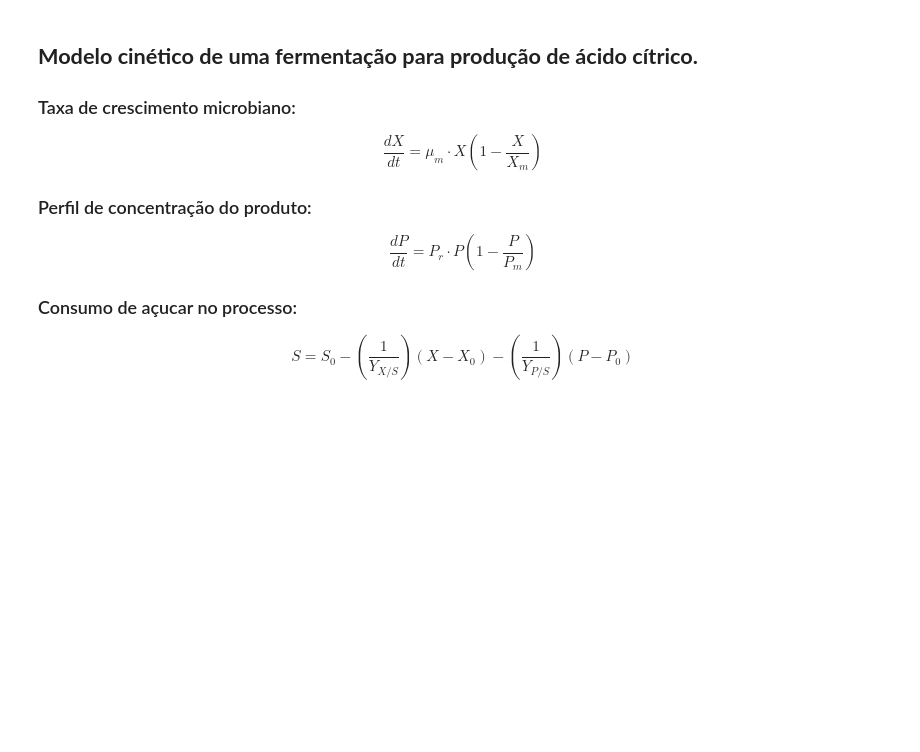
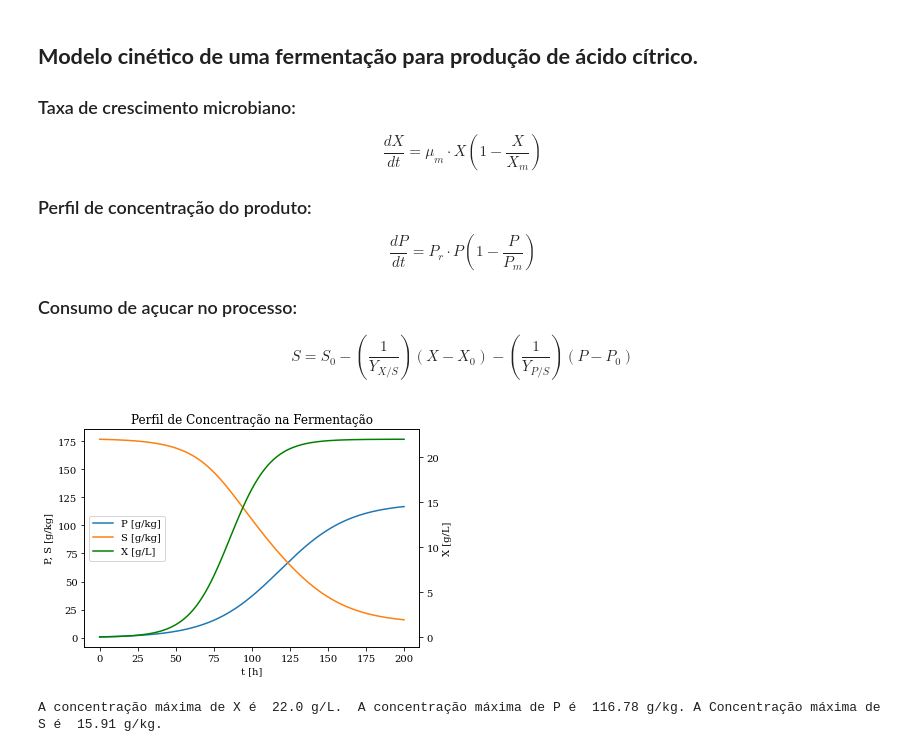
Before and after one commit to gregorimaia/Engenharia_Aeroespacial, a Jupyter notebook: Python_Instructions.ipynb, the cells around one changed output. Drawn from its saved outputs; the diff is of its cells as text; code cells hidden in the pictures; blank space fills up the shorter version.

```diff
--- a/Python_Instructions.ipynb
+++ b/Python_Instructions.ipynb
@@ -528,57 +528,60 @@ Po = 0.652
 Pm = 120.0
 Pr = 0.044
 
-Yxs = 0.45065
+Yxs = 0.451065
 Yps = 1.035425
 So = 176.756
 
 # Temos duas equações diferenciais (dX/dt, dP/dt), por isso precisamos das condições iniciais necessárias para o solver odeint.
 #Primeiro item necessário para o odeint: condições iniciais.
 Cond_Iniciais = [Xo, Po]
 
 #Vetor tempo, para ver o comportamento do sistema no tempo
 ti = 0    # tempo inicial
 tf = 200  # tempo final
 n = 200   # número de elementos
 t = np.linspace(ti, tf, n)  # colocado em formato de listas
 
 # Definindo a função derivada
 
 def der(Cond, t): # Função derivada em função das condições X e P e do tempo.
   X, P = Cond
   dX = mu*X*(1-X/Xm)  #dX não realiza a função de derivar, este termo é o nome utilizado para esta variável,
                       #se fosse posto dX/dt, realizaria uma divisão de dX por dt, assim como dP.
   dP = Pr*P*(1-P/Pm)
 
   return dX, dP
 
-  # Solução odeint
-  sol = odeint(der, Cond_Iniciais, t) # os argumentos são: função das eqs diferenciais, condições iniciais (Xo,Po) e o tempo.
-  # Os dois pontos ':,0' significa todos os elementos das linhas da coluno 0
-  # ':,1' todos os elementos das linhas da coluna 1
-  X = sol[:,0]  #A primeira coluna são os valores do X(Taxa de crescimento microbiano)
-  P = sol[:,1]  #A segunda coluna são os valores de P(Taxa de produção de ácido cítrico)
+# Solução odeint
+sol = odeint(der, Cond_Iniciais, t) # os argumentos são: função das eqs diferenciais, condições iniciais (Xo,Po) e o tempo.
+# Os dois pontos ':,0' significa todos os elementos das linhas da coluno 0
+# ':,1' todos os elementos das linhas da coluna 1
+X = sol[:,0]  #A primeira coluna são os valores do X(Taxa de crescimento microbiano)
+P = sol[:,1]  #A segunda coluna são os valores de P(Taxa de produção de ácido cítrico)
 
-  # Função S: declaramos esta equação depois de encontrados os valores na solução anterior para X e P.
-  S = So - (1/Yxs)*(X-Xo)-(1/Yps)*(P-Po)
+# Função S: declaramos esta equação depois de encontrados os valores na solução anterior para X e P.
+S = So - (1/Yxs)*(X-Xo)-(1/Yps)*(P-Po)
 
-  # Plotando o gráfico
-  fig, ax1 = plt.subplots()
+# Plotando o gráfico
+fig, ax1 = plt.subplots()
 
-  Pfig = ax1.plot(t, P, label='P [g/kg]')
-  Sfig = ax1.plot(t, S, label='S [g/kg]')
-  ax1.set_xlabel("t [h]")
-  ax1.set_ylabel("P, S [g/kg]")
-  ax2 = ax1.twinx()
-  ax2.plot(t, X, label='X [g/L]', color = 'green')
-  Xfig = ax2.set_ylabel('X [g/L]')
-  plt.title("Perfil de Concentração na Fermentação")
-  lines, labels = ax1.get_legend_handles_labels()
-  lines2, labels2 = ax2.get_legend_handles_labels()
-  ax2.legend(lines + lines2, labels + labels2, loc=6)
-  plt.savefig('Grafico.png', dpi = 500, bbox_inches='tight')
-  plt.show()
+Pfig = ax1.plot(t, P, label='P [g/kg]')
+Sfig = ax1.plot(t, S, label='S [g/kg]')
+ax1.set_xlabel("t [h]")
+ax1.set_ylabel("P, S [g/kg]")
+ax2 = ax1.twinx()
+ax2.plot(t, X, label='X [g/L]', color = 'green')
+Xfig = ax2.set_ylabel('X [g/L]')
+plt.title("Perfil de Concentração na Fermentação")
+lines, labels = ax1.get_legend_handles_labels()
+lines2, labels2 = ax2.get_legend_handles_labels()
+ax2.legend(lines + lines2, labels + labels2, loc=6)
+plt.savefig('Grafico.png', dpi = 500, bbox_inches='tight')
+plt.show()
 
-  print('A concentração máxima de X é ', np.around(X[-1],2), 'g/L. ',
-        'A concentração máxima de P é ', np.around(P[-1],2), 'g/kg.',
-        'A Concentração máxima de S é ', np.around(S[-1],2), 'g/kg.')
+print('A concentração máxima de X é ', np.around(X[-1],2), 'g/L. ',
+      'A concentração máxima de P é ', np.around(P[-1],2), 'g/kg.',
+      'A Concentração máxima de S é ', np.around(S[-1],2), 'g/kg.')
+# %% [output]
+[figure, added]
+A concentração máxima de X é  22.0 g/L.  A concentração máxima de P é  116.78 g/kg. A Concentração máxima de S é  15.91 g/kg.
```
